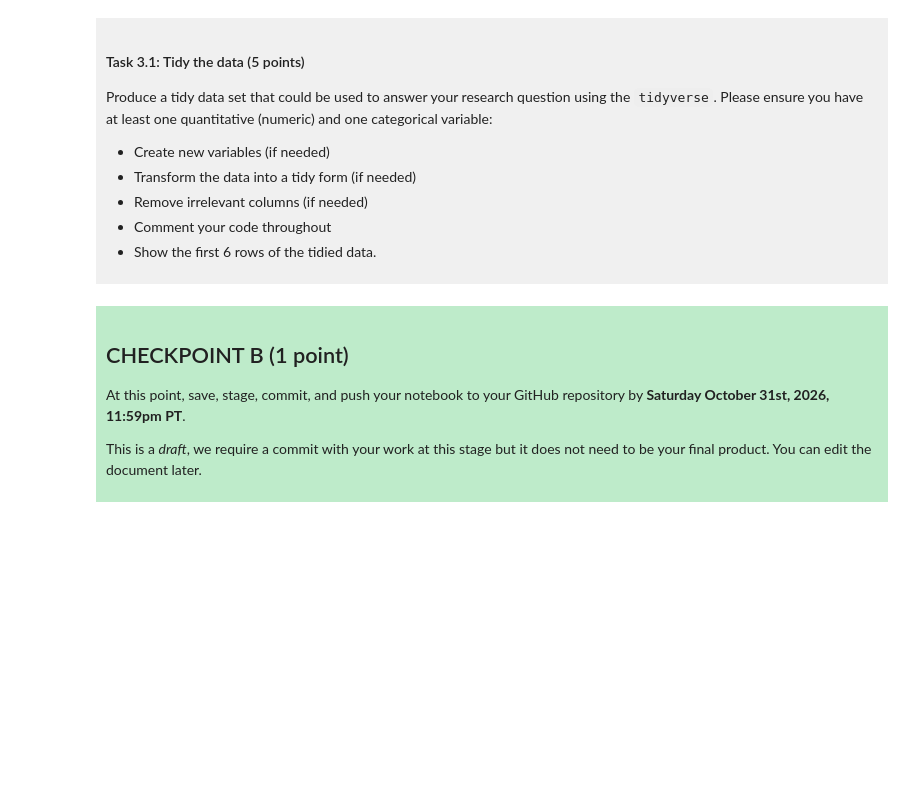
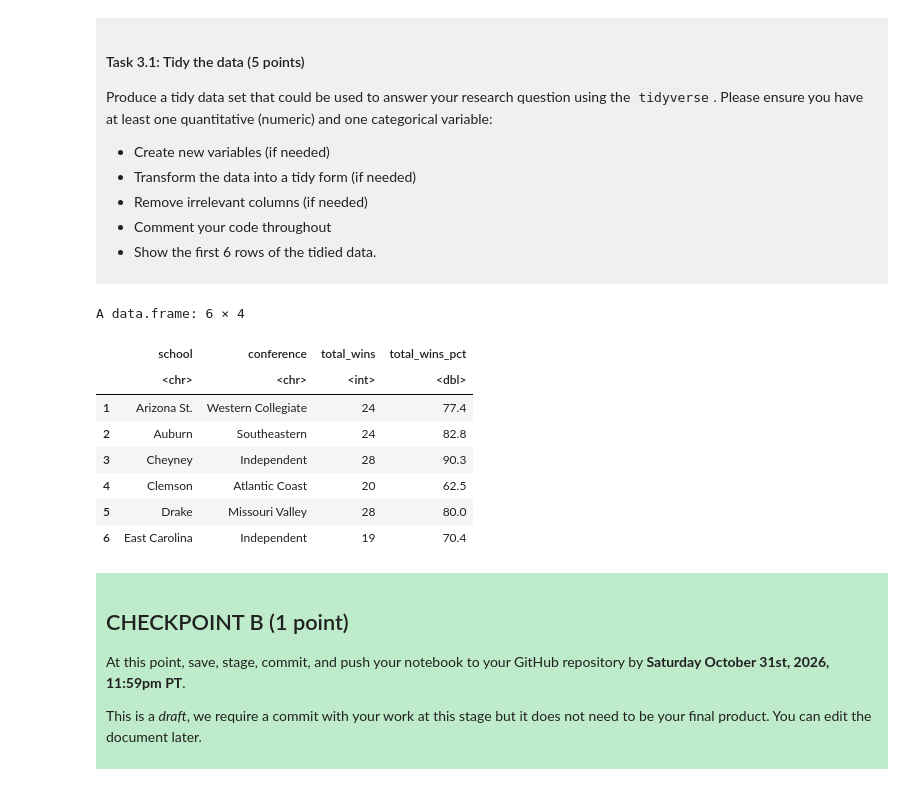
Before and after one commit to Soggy-Waffles1158/dsci-100-project-sam-sarfraz, a Jupyter notebook: dsci-100-project-notebook.ipynb, the cells around one changed output. Drawn from its saved outputs; the diff is of its cells as text; code cells hidden in the pictures; blank space fills up the shorter version.

```diff
--- a/dsci-100-project-notebook.ipynb
+++ b/dsci-100-project-notebook.ipynb
@@ -189,7 +200,31 @@ Produce a tidy data set that could be used to answer your research question usin
 
 </div>
 # %%
-### EDIT THIS CODE CELL ###
+#loads appropriate library
+library(tidyverse)
+
+# Assign new variable to start tidying into
+tidy_womens_data <- womens_data |>
+
+  # I will keep only the columns relevant to my research
+  select(school, conference, total_wins, total_wins_pct) |>
+
+  # Filters out any missing rows and unwanted subsets -> double checked this command on google, will provide link in end section.
+  filter(!is.na(total_wins))
+
+
+# Shows the first 6 rows of the tidied data
+head(tidy_womens_data, 6)
+# %% [output]
+A data.frame: 6 × 4
+|  | school | conference | total_wins | total_wins_pct |
+|  | <chr> | <chr> | <int> | <dbl> |
+| 1 | Arizona St. | Western Collegiate | 24 | 77.4 |
+| 2 | Auburn | Southeastern | 24 | 82.8 |
+| 3 | Cheyney | Independent | 28 | 90.3 |
+| 4 | Clemson | Atlantic Coast | 20 | 62.5 |
+| 5 | Drake | Missouri Valley | 28 | 80.0 |
+| 6 | East Carolina | Independent | 19 | 70.4 |
 # %% [markdown]
 <div style="background-color: #beebca; padding: 10px;">
 
```
Also changed, not shown: parts of 3 cells of this notebook.
